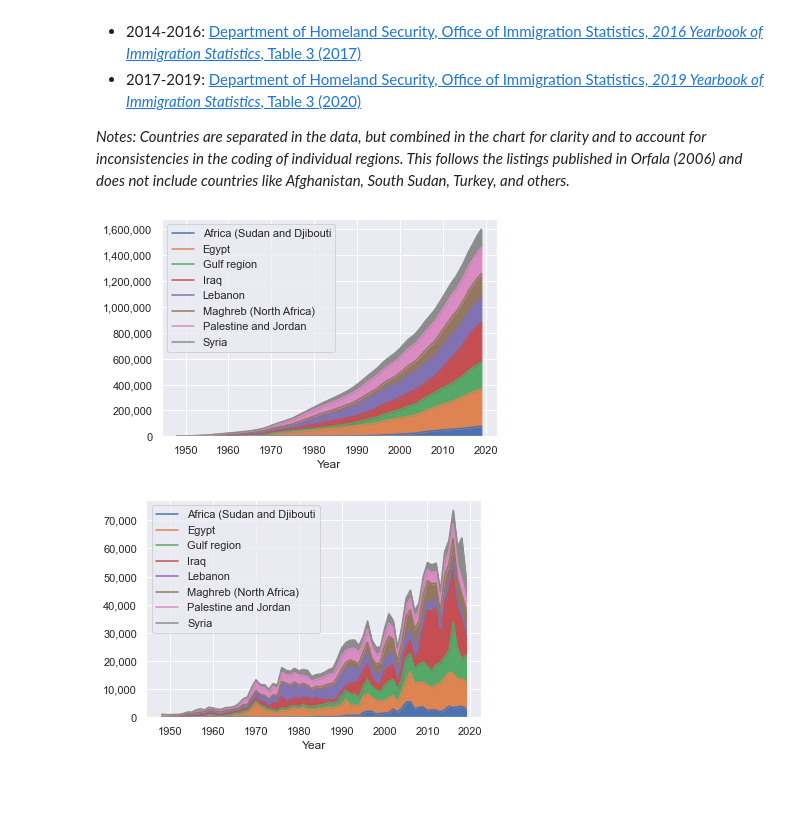
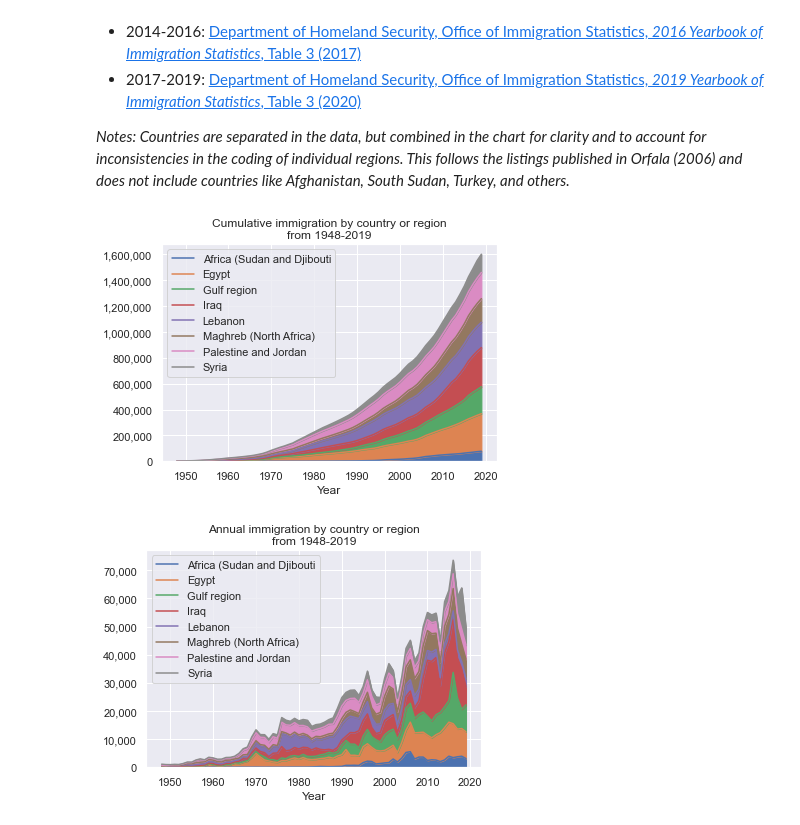
Before and after one commit to cjwit/arab-immigration, a Jupyter notebook: chart.ipynb, the cells around one changed output. Cells and saved outputs as stored; diff of their text form; code cells hidden in the pictures; blank space fills up the shorter version.

```diff
--- a/chart.ipynb
+++ b/chart.ipynb
@@ -58,19 +58,19 @@ Sources:
 # %%
 recentData = pd.read_csv('./1948-2019-narrow.csv')
 recentData.set_index('Year').sort_values('Year')
 # recentData.tail() # to check that data loaded
 labels = ['Africa (Sudan and Djibouti', 'Egypt', 'Gulf region', 'Iraq', 'Lebanon', 'Maghreb (North Africa)', 'Palestine and Jordan', 'Syria']
 
 pt = pd.pivot_table(recentData, columns=['Country'], index=['Year'], values=['Number'], fill_value=0)
 cumulativeTable = pt.cumsum()
-cumulativeChart = cumulativeTable.plot.area()
+cumulativeChart = cumulativeTable.plot.area(title="Cumulative immigration by country or region\nfrom 1948-2019")
 cumulativeChart.legend(labels=labels)
 formatYAxis(cumulativeChart)
 # %% [output]
-[figure, old version]
+[figure, new version]
 # %%
-byYearChart = pt.plot.area()
+byYearChart = pt.plot.area(title="Annual immigration by country or region\nfrom 1948-2019")
 byYearChart.legend(labels=labels)
 formatYAxis(byYearChart)
 # %% [output]
-[figure, old version]
+[figure, new version]
```
Also changed, not shown: parts of 2 cells of this notebook.
